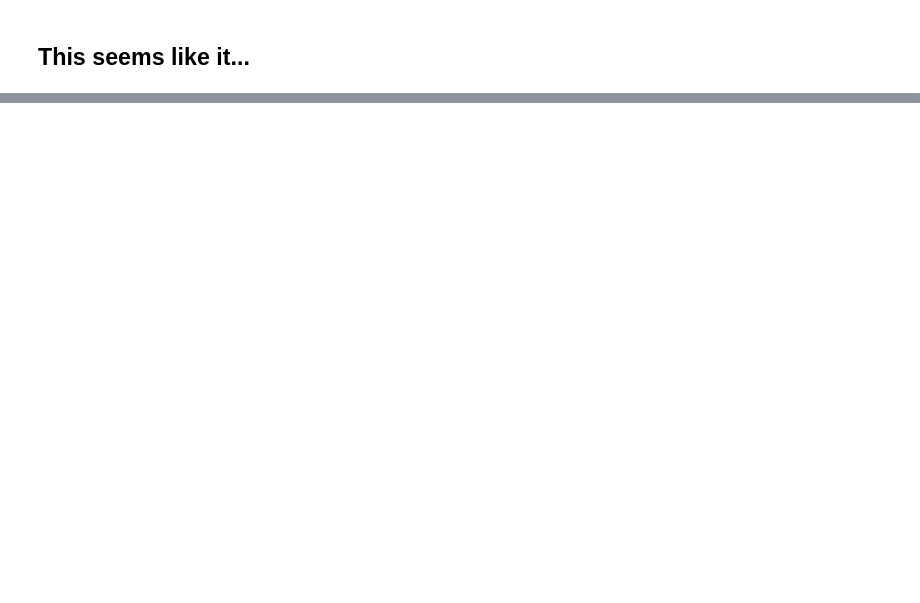
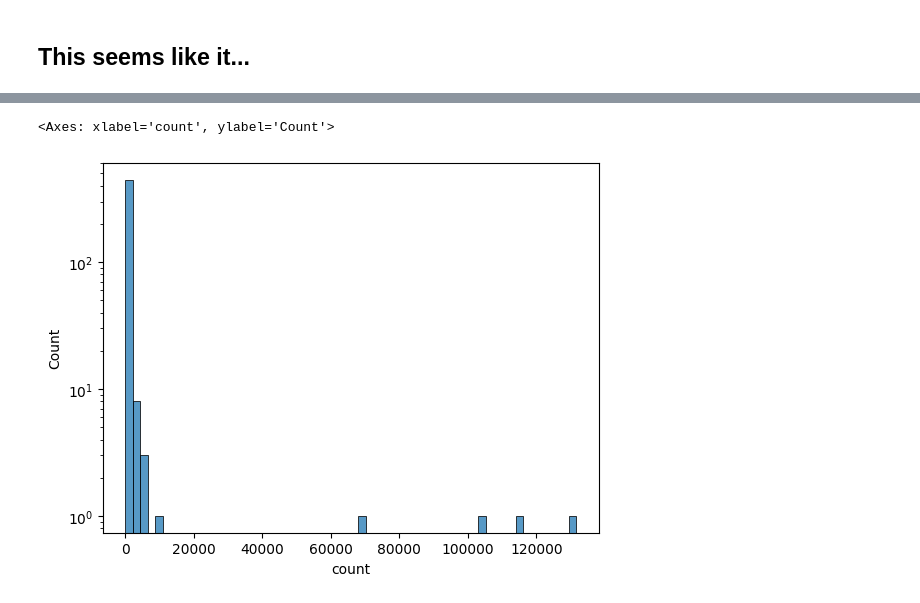
Before and after one commit to rjurney/netography, a Jupyter notebook: Exploratory Data Analysis.ipynb, the cells around one changed output, grey strips where cells are left out. Saved outputs shown, nothing was run; the diff lists cells and outputs as text; code cells hidden in the pictures; blank space fills up the shorter version.

```diff
--- a/Exploratory Data Analysis.ipynb
+++ b/Exploratory Data Analysis.ipynb
@@ -94,0 +153,6 @@ train_df[train_df.Flow_ID == "163.152.127.193-192.168.0.13-10101-56361-17"].sort
+# %%
+# How many IPs have more than 1 connection?
+# ip_counts = train_df.groupby("Dst_IP").filter(lambda x: len(x) > 1)["Dst_IP"].value_counts()
+
+ip_counts = train_df["Dst_IP"].value_counts()
+ip_counts
@@ -94,0 +173,8 @@ train_df[train_df.Flow_ID == "163.152.127.193-192.168.0.13-10101-56361-17"].sort
+# %%
+# Time for a histogram!
+import seaborn as sns
+
+sns.histplot(data=ip_counts, bins=60, log=True)
+# %% [output]
+<Axes: xlabel='count', ylabel='Count'>
+[figure, added]
```
Also changed, not shown: parts of 34 cells of this notebook.
